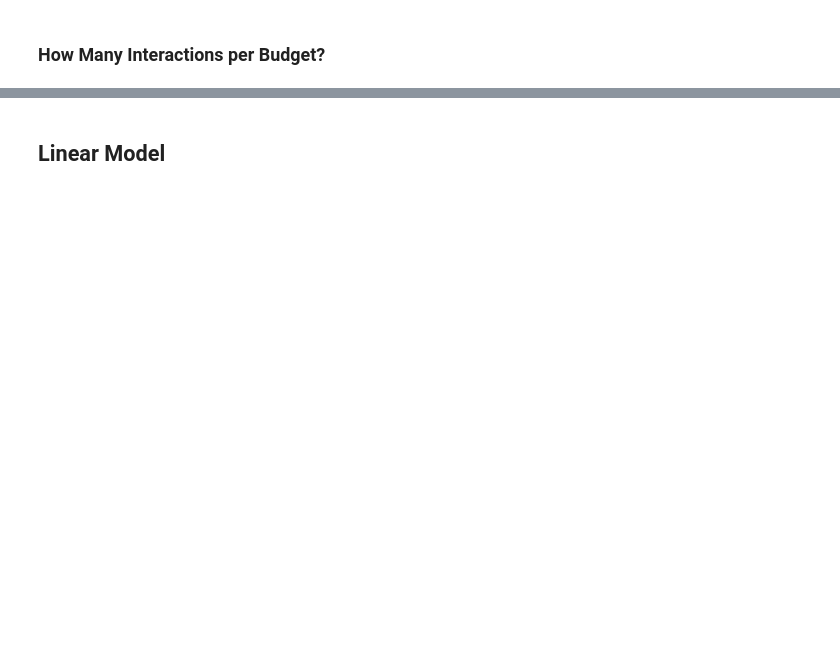
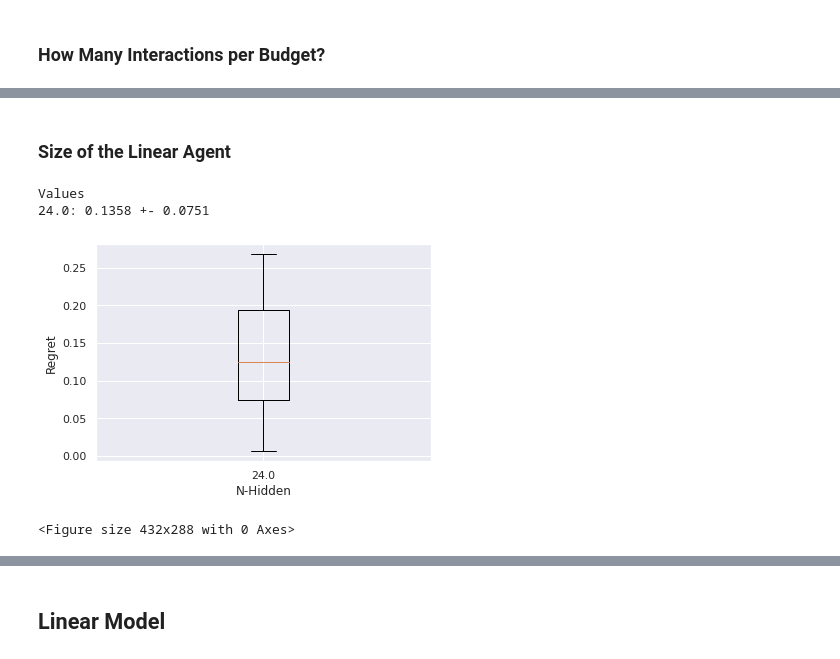
Before and after one commit to wernerth94/rl_al, a Jupyter notebook: doc/gridsearch_study.ipynb, the cells around one changed output, grey strips where cells are left out. Drawn from its saved outputs; the diff is of its cells as text; code cells hidden in the pictures; blank space fills up the shorter version.

```diff
--- a/doc/gridsearch_study.ipynb
+++ b/doc/gridsearch_study.ipynb
@@ -10,7 +10,7 @@ import seaborn as sns
 sns.set()
 
 folder = "../archive/gridsearch/"
-features = ["Budget", "Noise", "Alpha", "C", "N-Steps", "LR", "Interactions", "N-Hidden", "Regularization"]
+features = ["Budget", "Noise", "Alpha", "C", "N-Steps", "LR", "Interactions", "N-Hidden", "Regularization", "Gamma", "Reward-Noise", "Linear"]
 target = ["Regret", "Std"]
 # %%
 def iterate_files():
@@ -84,7 +96,11 @@ def plot_boxplot(col_name, df):
         result[v] = list()
     for index, row in df.iterrows():
         result[row[col_name]].append(row["Regret"])
-    values = [result[k] for k in result.keys()]
+    values = list()
+    print("Values")
+    for k, v in result.items():
+        values.append(v)
+        print("%s: %1.4f +- %1.4f"%(k, np.mean(v), np.std(v)))
 
     fig = plt.figure()
     ax = fig.add_subplot(111)
@@ -140,0 +171,9 @@ plot_heatmap("Budget", "Interactions", df)
+# %% [markdown]
+### Size of the Linear Agent
+# %%
+plot_boxplot("N-Hidden", df)
+# %% [output]
+Values
+24.0: 0.1358 +- 0.0751
+[figure, added]
+<Figure size 432x288 with 0 Axes>
```
Also changed, not shown: parts of 10 cells of this notebook, 5 other files.
